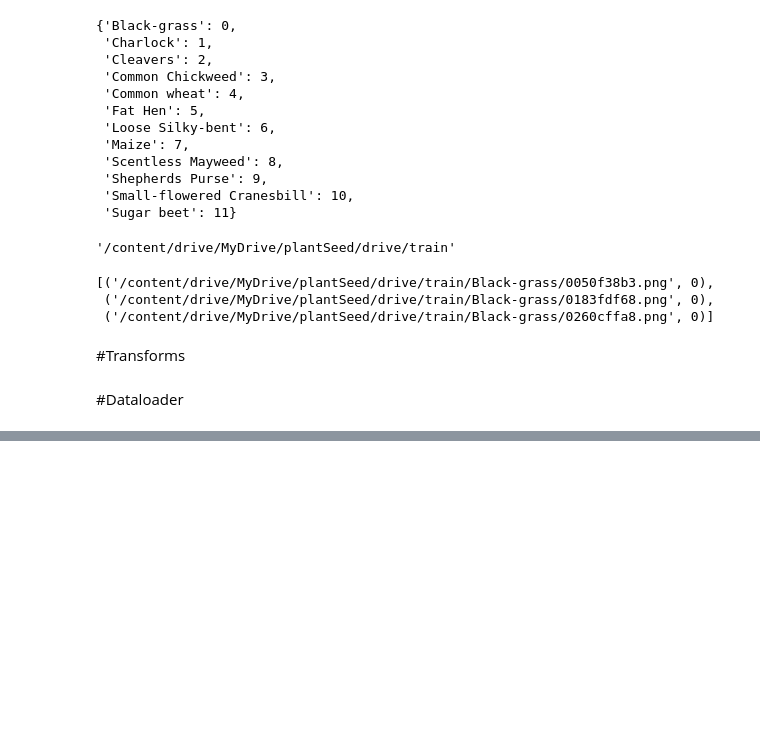
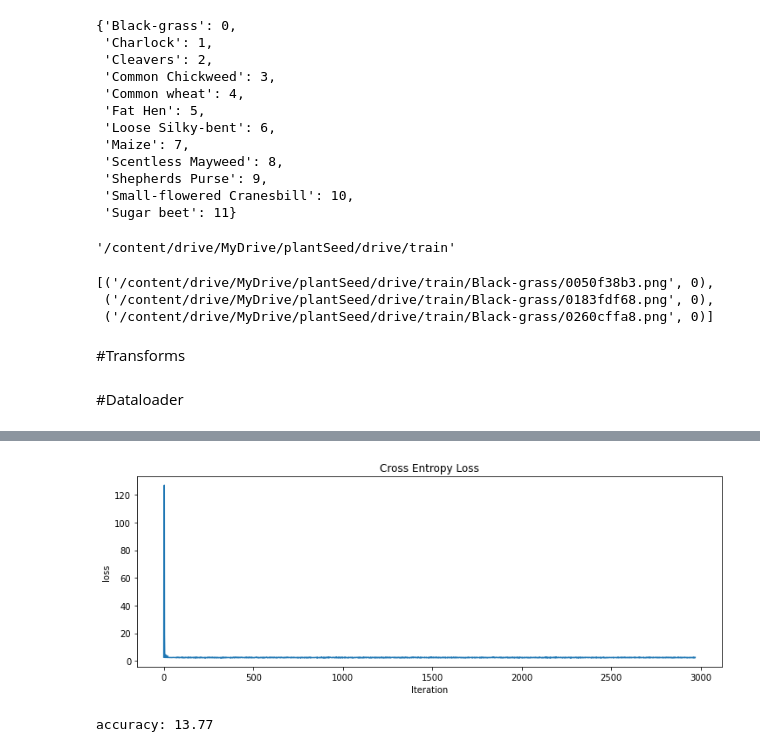
Before and after one commit to Mahrokh-Eb/Deep-Learning-with-Python, a Jupyter notebook: plantSeed.ipynb, the cells around one changed output, grey strips where cells are left out. Drawn from its saved outputs; the diff is of its cells as text; code cells hidden in the pictures; blank space fills up the shorter version.

```diff
--- a/plantSeed.ipynb
+++ b/plantSeed.ipynb
@@ -241,0 +205,5 @@ imshow(out, title='Random Image from training data')
+# %%
+model = SimpleCNN()
+
+if use_gpu:
+    model = model.cuda()
@@ -241,0 +212,3 @@ imshow(out, title='Random Image from training data')
+# %%
+criterian = nn.CrossEntropyLoss()
+optimizer = optim.SGD(model.parameters(), lr=0.02, momentum=0.9)
@@ -241,0 +217,25 @@ imshow(out, title='Random Image from training data')
+# %%
+num_epochs = 20
+losses = []
+for epoch in range(num_epochs):
+    for i, (inputs, targets) in enumerate(train_dl):
+        inputs = to_var(inputs)
+        targets = to_var(targets)
+
+        # forwad pass
+        optimizer.zero_grad()
+        outputs = model(inputs)
+
+        # loss
+        loss = criterian(outputs, targets)
+        losses += [loss.data]
+        # backward pass
+        loss.backward()
+
+        # update parameters
+        optimizer.step()
+
+        # report
+        if (i + 1) % 50 == 0:
+            print('Epoch [%2d/%2d], Step [%3d/%3d], Loss: %.4f'
+                  % (epoch + 1, num_epochs, i + 1, len(train_ds) // batch_size, loss.data))
@@ -241,0 +246,8 @@ imshow(out, title='Random Image from training data')
+# %%
+plt.figure(figsize=(12, 4))
+plt.plot(losses)
+plt.xlabel('Iteration')
+plt.ylabel('loss')
+plt.title('Cross Entropy Loss');
+# %% [output]
+[figure, added]
@@ -241,0 +265,4 @@ imshow(out, title='Random Image from training data')
+# %%
+evaluate_model(model, train_dl)
+# %% [output]
+accuracy: 13.77
```
Also changed, not shown: parts of 21 cells of this notebook.
